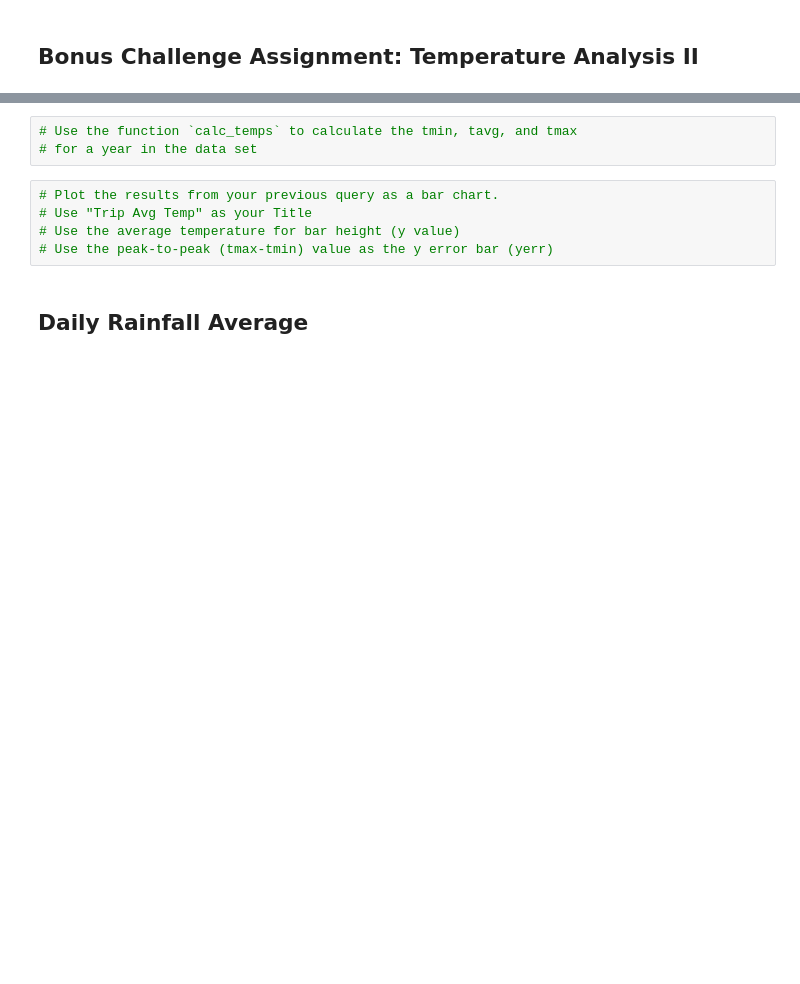
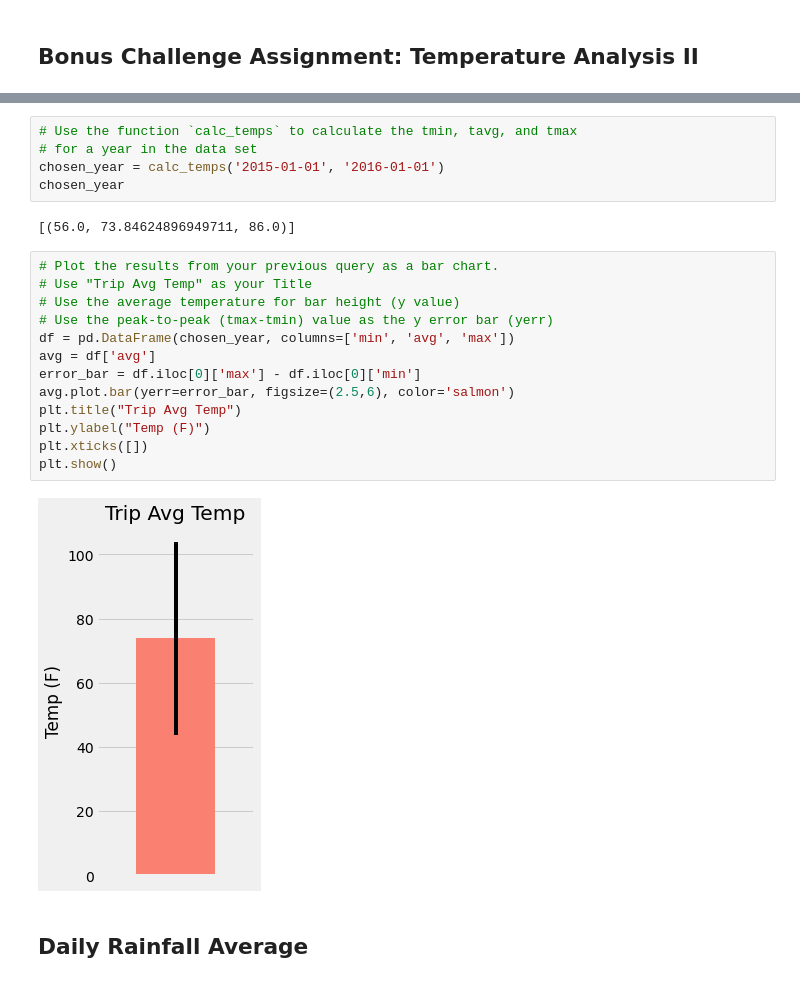
Before and after one commit to JonWeber0328/sqlalchemy-challenge, a Jupyter notebook: temp_analysis_bonus_2.ipynb, the cells around one changed output, grey strips where cells are left out. Saved outputs shown, nothing was run; the diff lists cells and outputs as text; blank space fills up the shorter version.

```diff
--- a/temp_analysis_bonus_2.ipynb
+++ b/temp_analysis_bonus_2.ipynb
@@ -60,11 +62,25 @@ print(calc_temps('2012-02-28', '2012-03-05'))
 # %%
 # Use the function `calc_temps` to calculate the tmin, tavg, and tmax
 # for a year in the data set
+chosen_year = calc_temps('2015-01-01', '2016-01-01')
+chosen_year
+# %% [output]
+[(56.0, 73.84624896949711, 86.0)]
 # %%
 # Plot the results from your previous query as a bar chart.
 # Use "Trip Avg Temp" as your Title
 # Use the average temperature for bar height (y value)
 # Use the peak-to-peak (tmax-tmin) value as the y error bar (yerr)
+df = pd.DataFrame(chosen_year, columns=['min', 'avg', 'max'])
+avg = df['avg']
+error_bar = df.iloc[0]['max'] - df.iloc[0]['min']
+avg.plot.bar(yerr=error_bar, figsize=(2.5,6), color='salmon')
+plt.title("Trip Avg Temp")
+plt.ylabel("Temp (F)")
+plt.xticks([])
+plt.show()
+# %% [output]
+[figure, added]
 # %% [markdown]
 ## Daily Rainfall Average
 # %%
```
Also changed, not shown: parts of 5 cells of this notebook.
